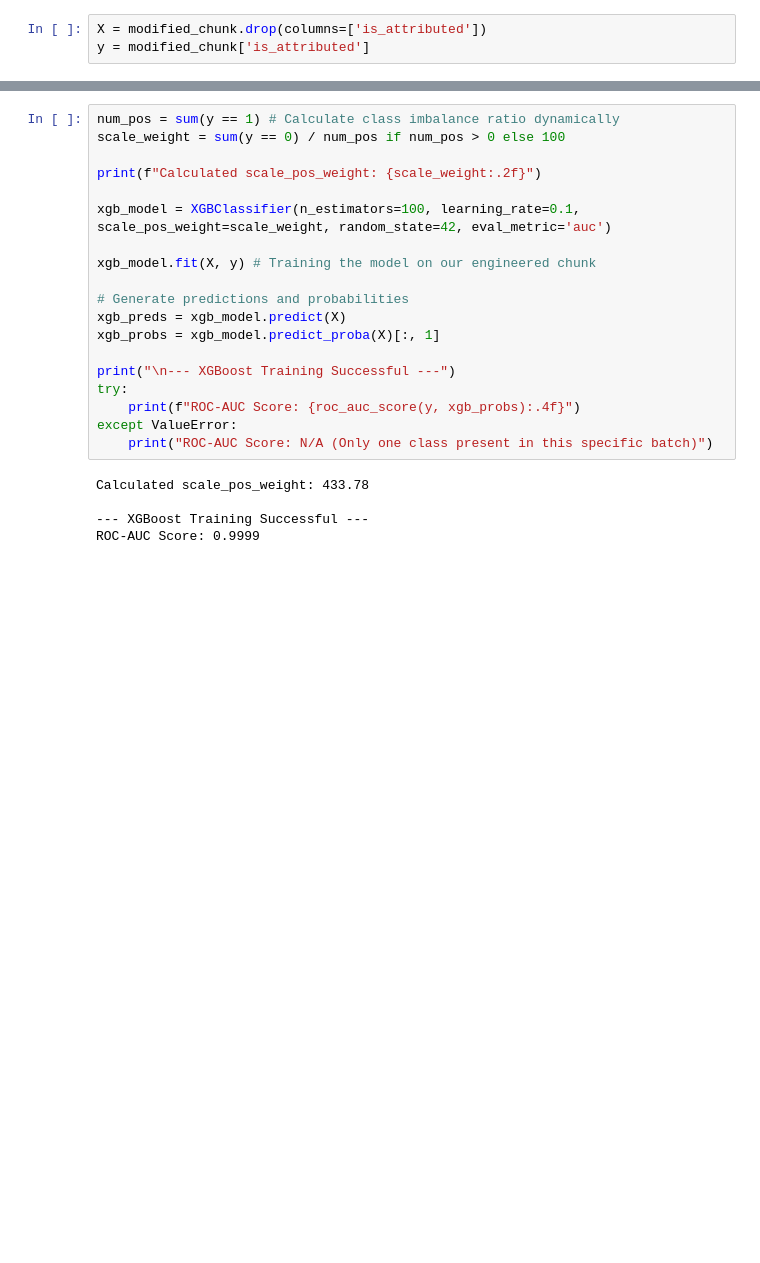
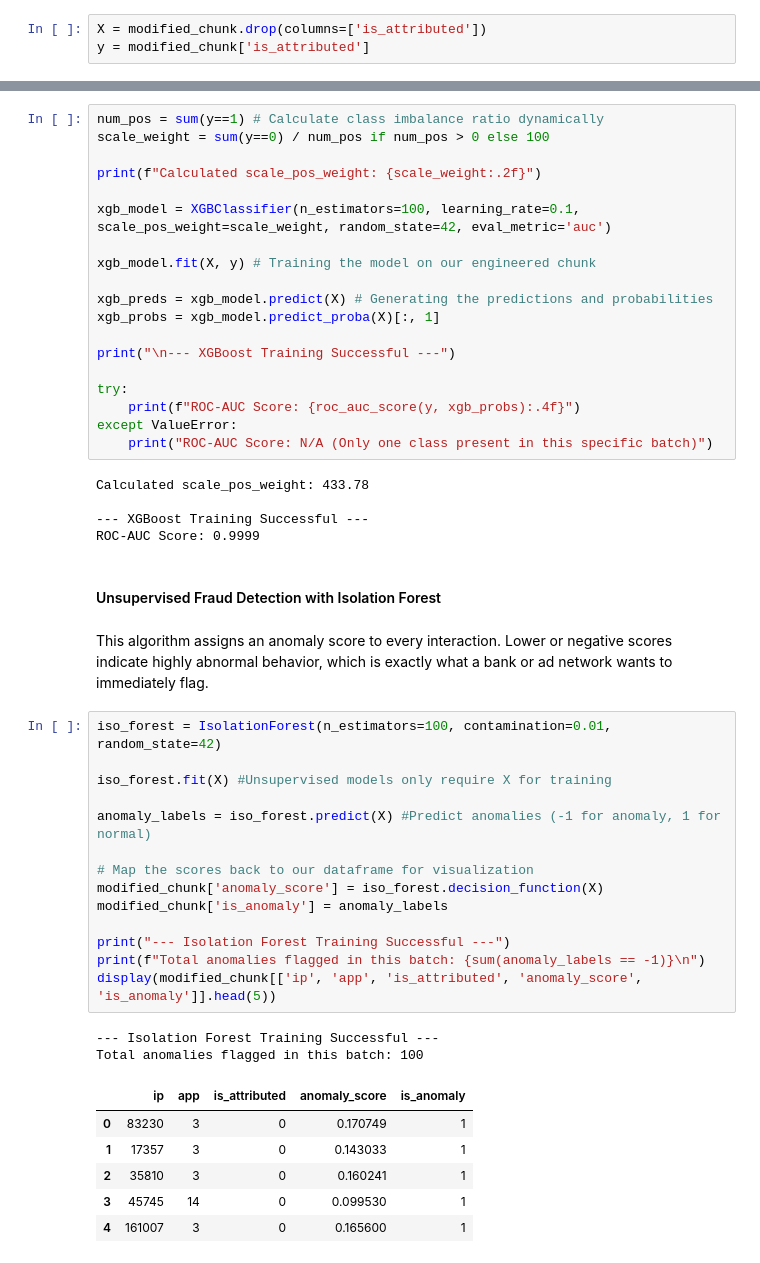
Before and after one commit to Nialled69/ZeroLat, a Jupyter notebook: data_streamliner.ipynb, the cells around one changed output, grey strips where cells are left out. Cells and saved outputs as stored; diff of their text form; blank space fills up the shorter version.

Commit message:
new functionalities

```diff
--- a/data_streamliner.ipynb
+++ b/data_streamliner.ipynb
@@ -157,6 +167,6 @@ y = modified_chunk['is_attributed']
 # %%
-num_pos = sum(y == 1) # Calculate class imbalance ratio dynamically
-scale_weight = sum(y == 0) / num_pos if num_pos > 0 else 100
+num_pos = sum(y==1) # Calculate class imbalance ratio dynamically
+scale_weight = sum(y==0) / num_pos if num_pos > 0 else 100
 
 print(f"Calculated scale_pos_weight: {scale_weight:.2f}")
 
@@ -164,11 +174,11 @@ xgb_model = XGBClassifier(n_estimators=100, learning_rate=0.1, scale_pos_weight=
 
 xgb_model.fit(X, y) # Training the model on our engineered chunk
 
-# Generate predictions and probabilities
-xgb_preds = xgb_model.predict(X)
+xgb_preds = xgb_model.predict(X) # Generating the predictions and probabilities
 xgb_probs = xgb_model.predict_proba(X)[:, 1]
 
 print("\n--- XGBoost Training Successful ---")
+
 try:
     print(f"ROC-AUC Score: {roc_auc_score(y, xgb_probs):.4f}")
 except ValueError:
@@ -178,3 +188,30 @@ Calculated scale_pos_weight: 433.78
 
 --- XGBoost Training Successful ---
 ROC-AUC Score: 0.9999
+# %% [markdown]
+#### Unsupervised Fraud Detection with Isolation Forest
+# %% [markdown]
+<p>This algorithm assigns an anomaly score to every interaction. Lower or negative scores indicate highly abnormal behavior, which is exactly what a bank or ad network wants to immediately flag.</p>
+# %%
+iso_forest = IsolationForest(n_estimators=100, contamination=0.01, random_state=42)
+
+iso_forest.fit(X) #Unsupervised models only require X for training
+
+anomaly_labels = iso_forest.predict(X) #Predict anomalies (-1 for anomaly, 1 for normal)
+
+# Map the scores back to our dataframe for visualization
+modified_chunk['anomaly_score'] = iso_forest.decision_function(X)
+modified_chunk['is_anomaly'] = anomaly_labels
+
+print("--- Isolation Forest Training Successful ---")
+print(f"Total anomalies flagged in this batch: {sum(anomaly_labels == -1)}\n")
+display(modified_chunk[['ip', 'app', 'is_attributed', 'anomaly_score', 'is_anomaly']].head(5))
+# %% [output]
+--- Isolation Forest Training Successful ---
+Total anomalies flagged in this batch: 100
+|  | ip | app | is_attributed | anomaly_score | is_anomaly |
+| 0 | 83230 | 3 | 0 | 0.170749 | 1 |
+| 1 | 17357 | 3 | 0 | 0.143033 | 1 |
+| 2 | 35810 | 3 | 0 | 0.160241 | 1 |
+| 3 | 45745 | 14 | 0 | 0.099530 | 1 |
+| 4 | 161007 | 3 | 0 | 0.165600 | 1 |
```
Also changed, not shown: parts of 5 cells of this notebook.
